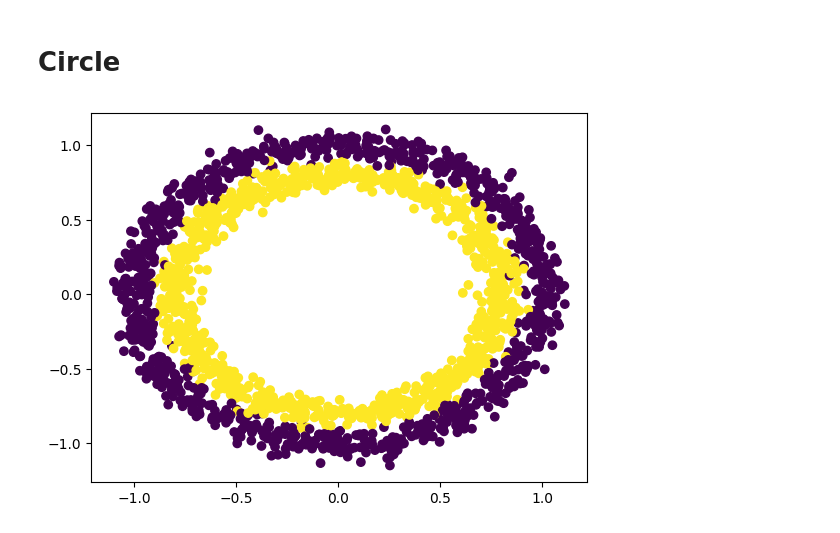
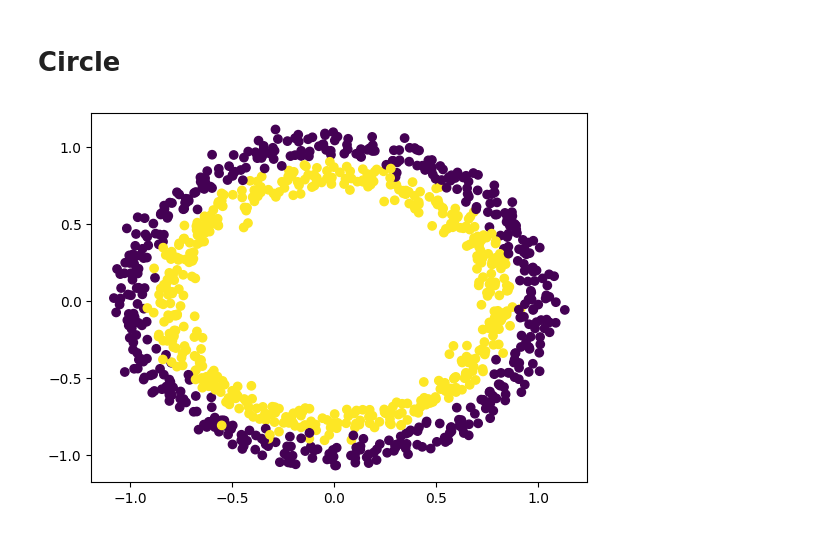
Before and after one commit to fuyu-quant/IBLM, a Jupyter notebook: notebooks/data/circlesdataset.ipynb, the cells around one changed output. Drawn from its saved outputs; the diff is of its cells as text; code cells hidden in the pictures.

```diff
--- a/notebooks/data/circlesdataset.ipynb
+++ b/notebooks/data/circlesdataset.ipynb
@@ -6,14 +6,14 @@ import matplotlib.pyplot as plt
 
 import pandas as pd
 # %%
-sample = 2000
+sample = 1000
 
 X, y = make_circles(n_samples=sample, noise=0.05, random_state=3655)
 
 plt.scatter(X[:, 0], X[:, 1], c=y)
 plt.show()
 # %% [output]
-[figure, old version]
+[figure, new version]
 # %%
 df = pd.DataFrame(data=X, columns=['Feature_1', 'Feature_2']).round(3)
 df['Target'] = y
```
Also changed, not shown: 13 other files.
